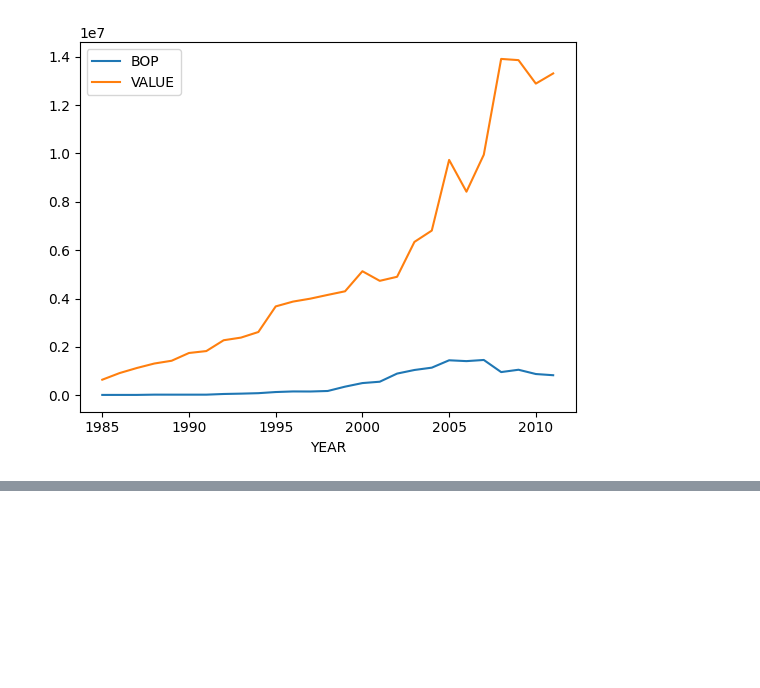
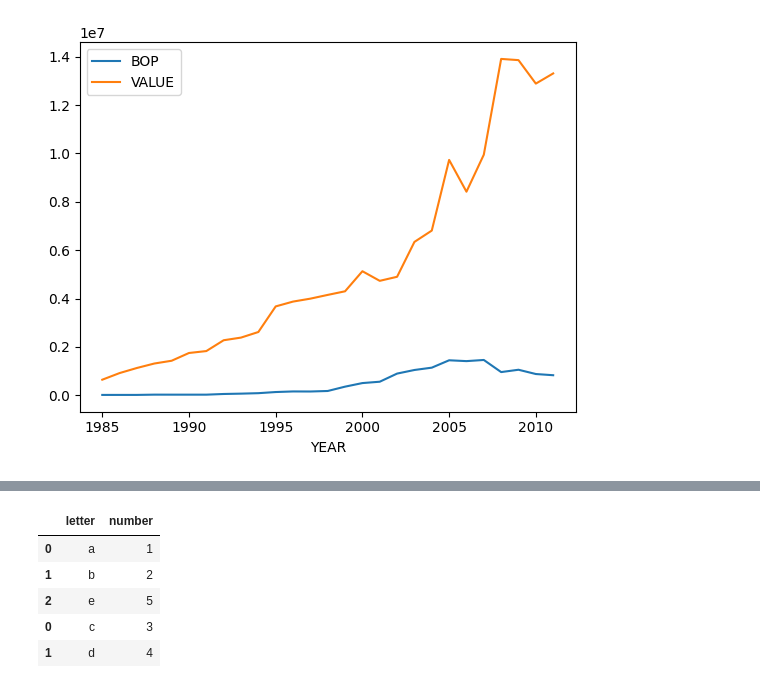
Before and after one commit to Ikram-Zak/WITS, a Jupyter notebook: example.ipynb, the cells around one changed output, grey strips where cells are left out. Drawn from its saved outputs; the diff is of its cells as text; code cells hidden in the pictures; blank space fills up the shorter version.

```diff
--- a/example.ipynb
+++ b/example.ipynb
@@ -111,0 +198,15 @@ filterDF.groupby('YEAR').sum("BOP").plot()
+# %%
+#2047855
+df1 = pd.DataFrame([['a', 1], ['b', 2],['e',5]],
+                   columns=['letter', 'number'])
+df2 = pd.DataFrame([['c', 3], ['d', 4],['e',5]],
+                   columns=['letter', 'number'])
+# %%
+pd.concat([df1, df2]).drop_duplicates()
+# %% [output]
+|  | letter | number |
+| 0 | a | 1 |
+| 1 | b | 2 |
+| 2 | e | 5 |
+| 0 | c | 3 |
+| 1 | d | 4 |
```
Also changed, not shown: parts of 10 cells of this notebook.
